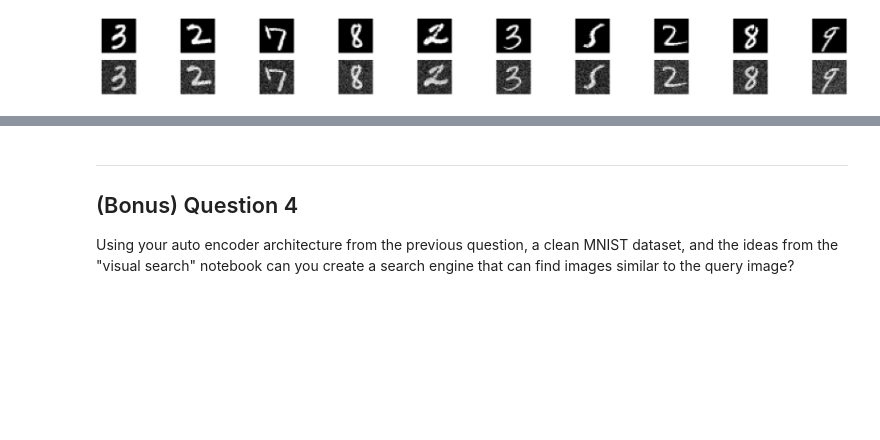
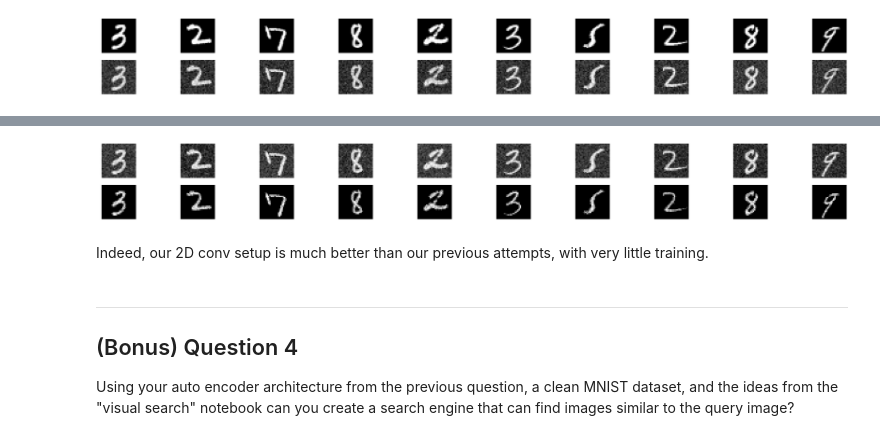
Before and after one commit to cemalper2/advanced_computing, a Jupyter notebook: 05-embedding/exercise.ipynb, the cells around one changed output, grey strips where cells are left out. Cells and saved outputs as stored; diff of their text form; code cells hidden in the pictures; blank space fills up the shorter version.

```diff
--- a/05-embedding/exercise.ipynb
+++ b/05-embedding/exercise.ipynb
@@ -412,3 +439,21 @@ False
+# %%
+X_decoded = autoencoder_noisy.predict(X_noisy_test)
+n_images = 10
+fig, axs = plt.subplots(2, 10, figsize=(n_images * 8, 8))
+for i in range(n_images):
+    # original
+    ax = axs[0, i]
+    ax.imshow(X_noisy_test[i].reshape(28, 28), cmap='gray')
+    ax.axis('off')
+
+    # reconstruction
+    ax = axs[1, i]
+    ax.imshow(X_decoded[i].reshape(28, 28), cmap='gray')
+    ax.axis('off')
+# %% [output]
+[figure, added]
+# %% [markdown]
+Indeed, our 2D conv setup is much better than our previous attempts, with very little training.
 # %% [markdown]
 ---
 
```
Also changed, not shown: parts of 19 cells of this notebook.
